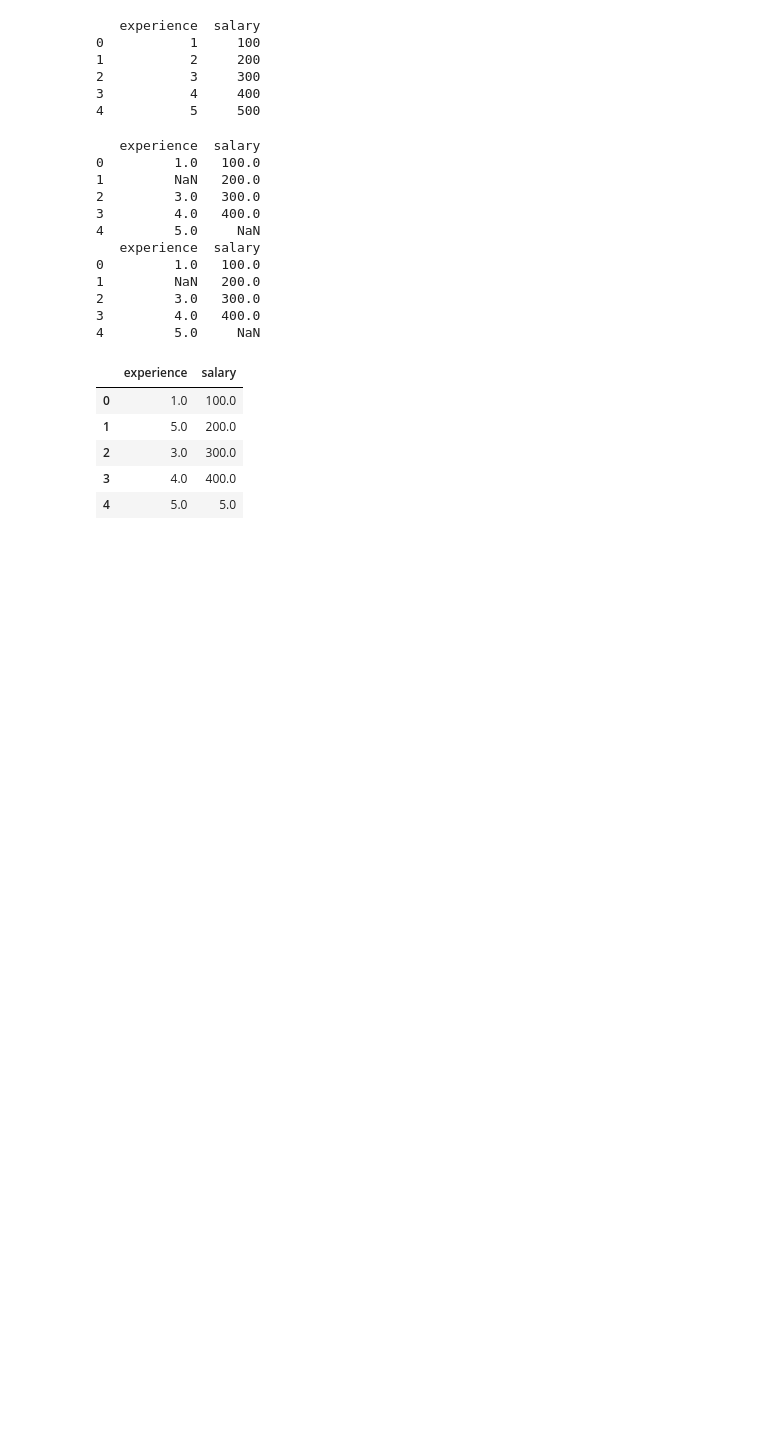
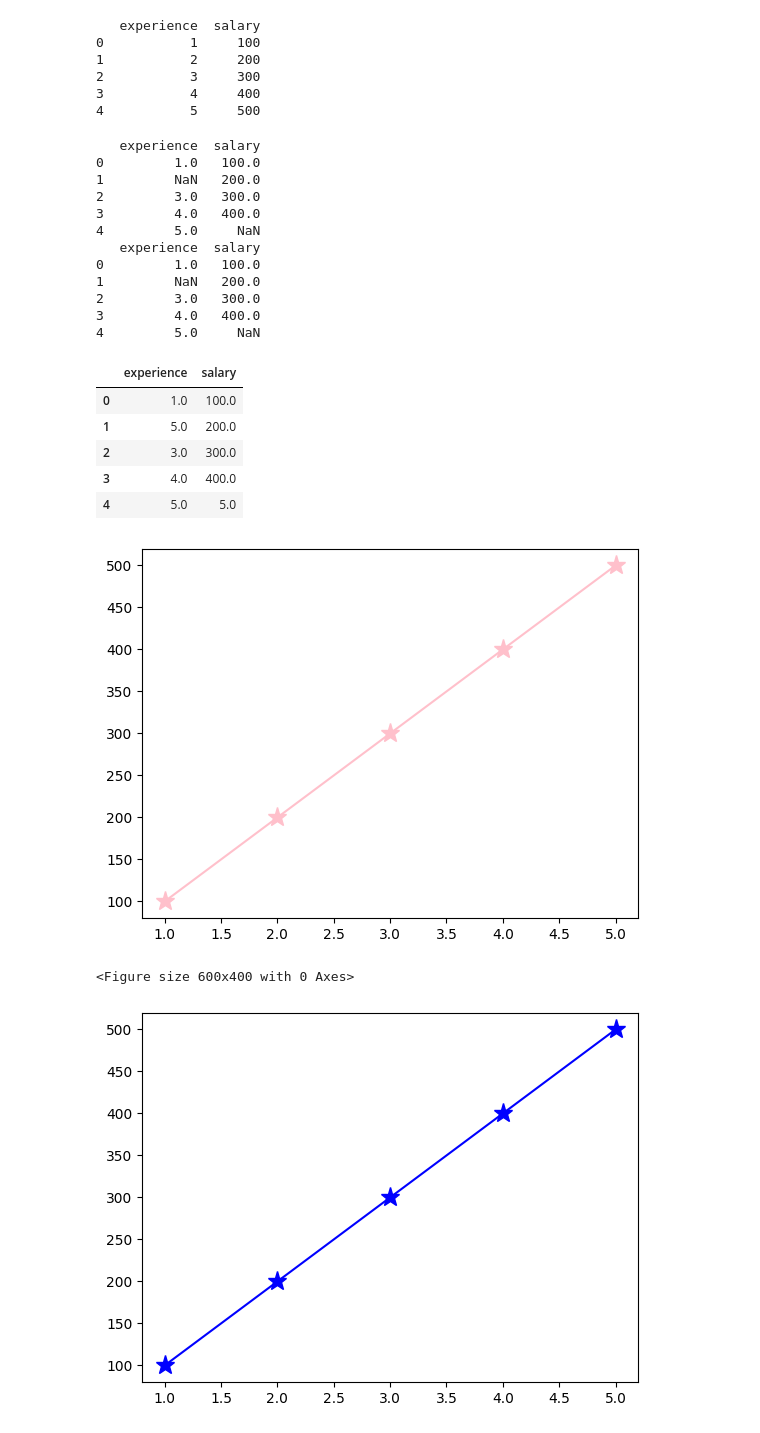
Before and after one commit to Abhii009/Learn-Python, a Jupyter notebook: pandas3.ipynb, the cells around one changed output. Saved outputs shown, nothing was run; the diff lists cells and outputs as text; code cells hidden in the pictures; blank space fills up the shorter version.

```diff
--- a/pandas3.ipynb
+++ b/pandas3.ipynb
@@ -59,3 +59,31 @@ df.fillna(5)
 | 2 | 3.0 | 300.0 |
 | 3 | 4.0 | 400.0 |
 | 4 | 5.0 | 5.0 |
+# %%
+# matplotlib
+import matplotlib.pyplot as plt
+data = {
+    "experience":[1,2,3,4,5],
+    "salary":[100,200,300,400,500],
+}
+x = data['experience']# matplotlib
+import matplotlib.pyplot as plt
+data = {
+    "experience":[1,2,3,4,5],
+    "salary":[100,200,300,400,500],
+}
+x = data['experience']
+y = data['salary']
+# plt.plot --> line chart
+plt.plot(data["experience"],data["salary"],marker = '*',markersize = 14,color = 'pink')
+plt.figure(figsize=(6,4))
+plt.savefig("hello.jpeg")
+plt.show()
+y = data['salary']
+# plt.plot --> line chart
+plt.plot(data["experience"],data["salary"],marker = '*',markersize = 14,color = 'blue')
+plt.show()
+# %% [output]
+[figure, added]
+<Figure size 600x400 with 0 Axes>
+[figure, added]
```
